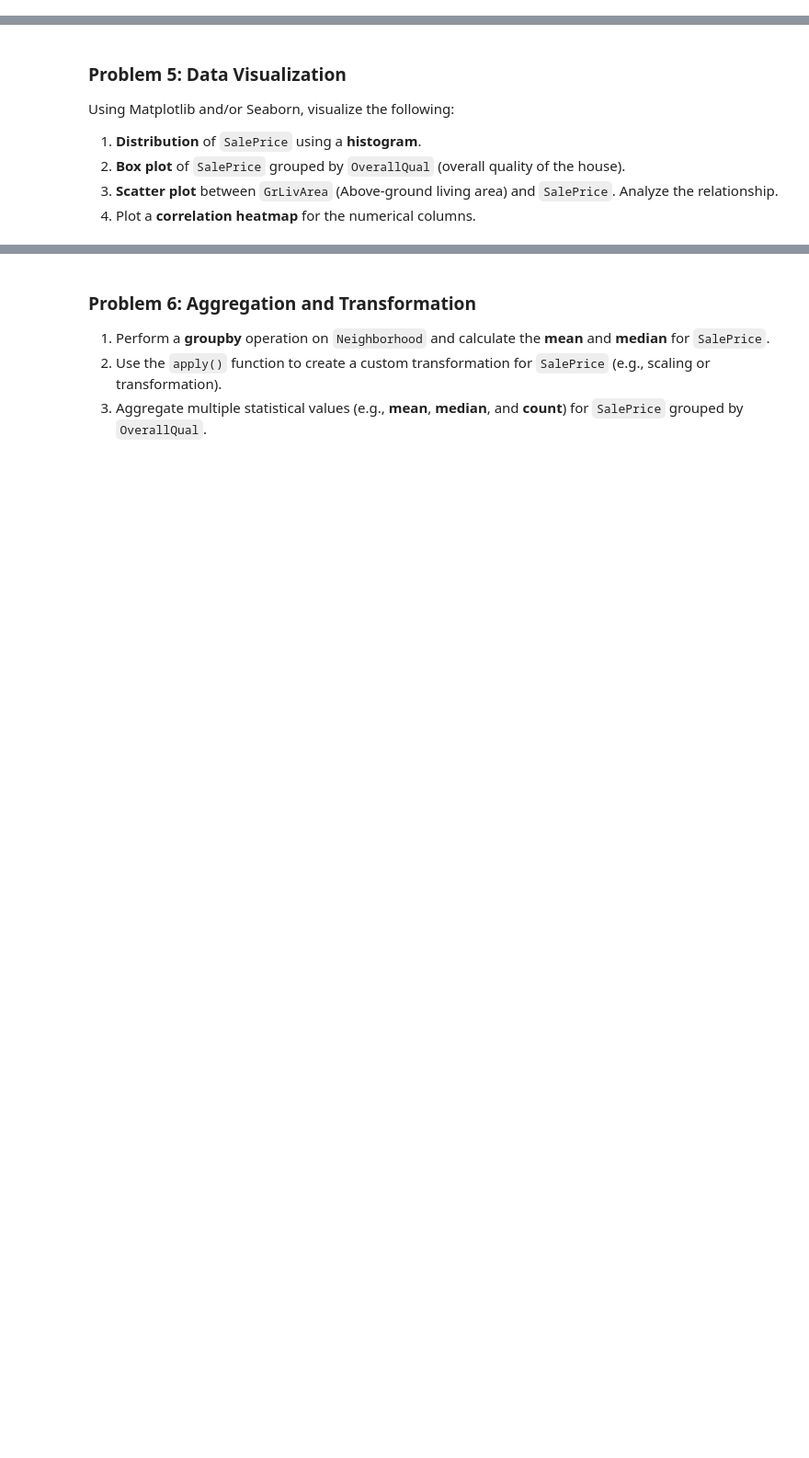
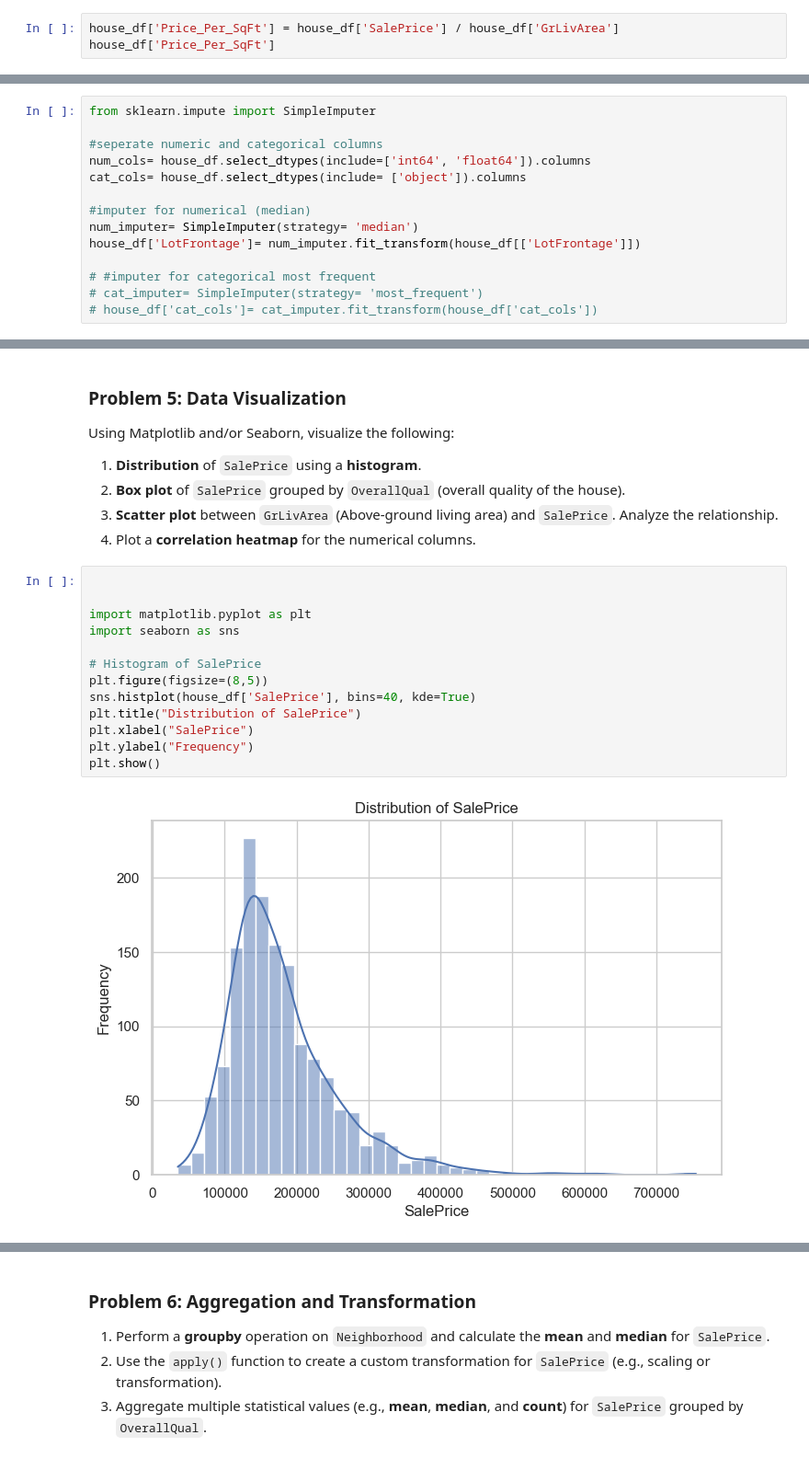
Before and after one commit to prakash587/dsml_practice, a Jupyter notebook: dsml_practice/assignment/assign 7/Assignment-07_Aug15.ipynb, the cells around one changed output, grey strips where cells are left out. Shown at 92% size. Drawn from its saved outputs; the diff is of its cells as text; blank space fills up the shorter version.

```diff
--- a/dsml_practice/assignment/assign 7/Assignment-07_Aug15.ipynb
+++ b/dsml_practice/assignment/assign 7/Assignment-07_Aug15.ipynb
@@ -396,0 +416,3 @@ for col in numerical_cols:
+# %%
+house_df['Price_Per_SqFt'] = house_df['SalePrice'] / house_df['GrLivArea']
+house_df['Price_Per_SqFt']
@@ -403,0 +499,14 @@ for col in numerical_cols:
+# %%
+from sklearn.impute import SimpleImputer
+
+#seperate numeric and categorical columns
+num_cols= house_df.select_dtypes(include=['int64', 'float64']).columns
+cat_cols= house_df.select_dtypes(include= ['object']).columns
+
+#imputer for numerical (median)
+num_imputer= SimpleImputer(strategy= 'median')
+house_df['LotFrontage']= num_imputer.fit_transform(house_df[['LotFrontage']])
+
+# #imputer for categorical most frequent
+# cat_imputer= SimpleImputer(strategy= 'most_frequent')
+# house_df['cat_cols']= cat_imputer.fit_transform(house_df['cat_cols'])
@@ -415,3 +611,18 @@ Using Matplotlib and/or Seaborn, visualize the following:
 2. **Box plot** of `SalePrice` grouped by `OverallQual` (overall quality of the house).
 3. **Scatter plot** between `GrLivArea` (Above-ground living area) and `SalePrice`. Analyze the relationship.
 4. Plot a **correlation heatmap** for the numerical columns.
+# %%
+
+
+import matplotlib.pyplot as plt
+import seaborn as sns
+
+# Histogram of SalePrice
+plt.figure(figsize=(8,5))
+sns.histplot(house_df['SalePrice'], bins=40, kde=True)
+plt.title("Distribution of SalePrice")
+plt.xlabel("SalePrice")
+plt.ylabel("Frequency")
+plt.show()
+# %% [output]
+[figure, added]
```
Also changed, not shown: parts of 22 cells of this notebook, 2 other files.
